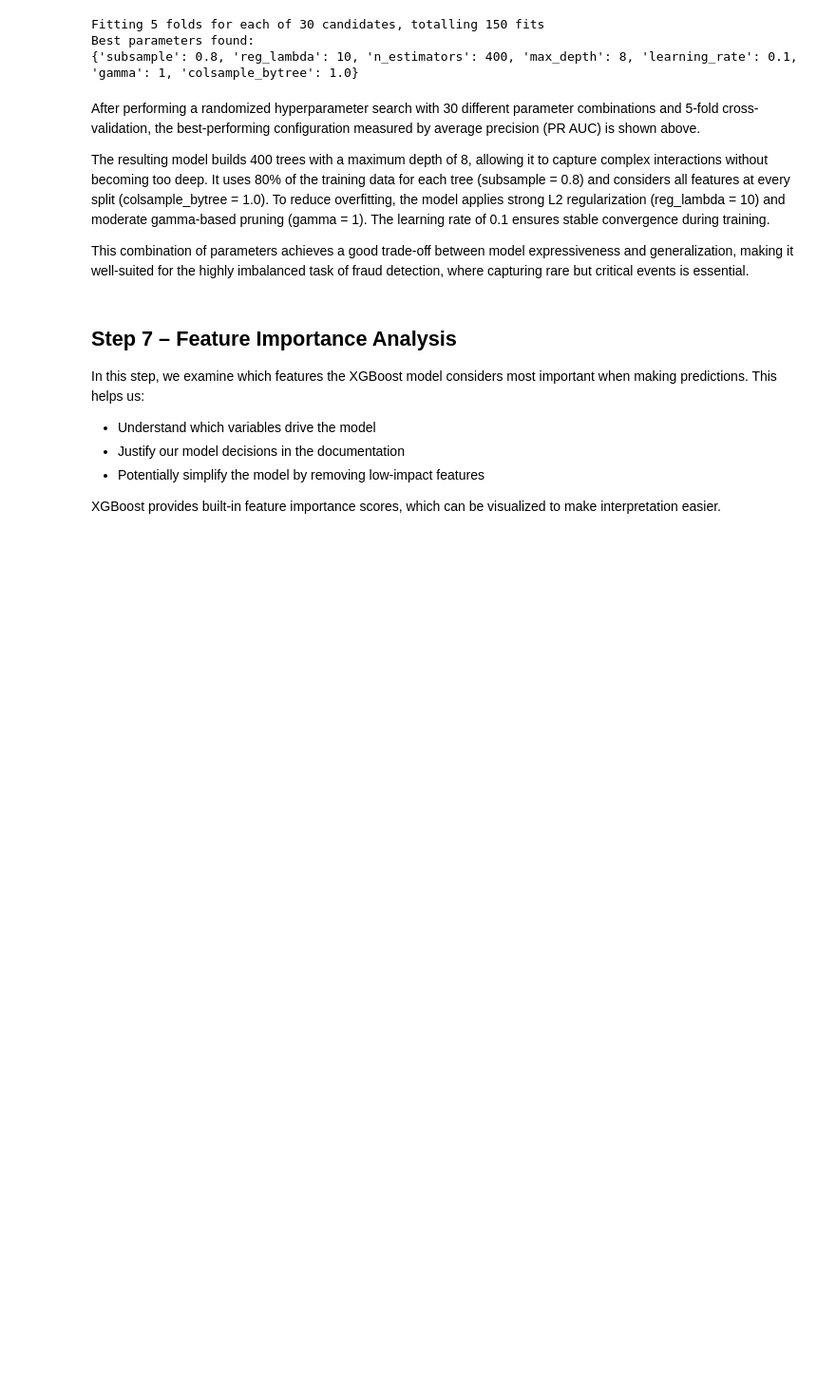
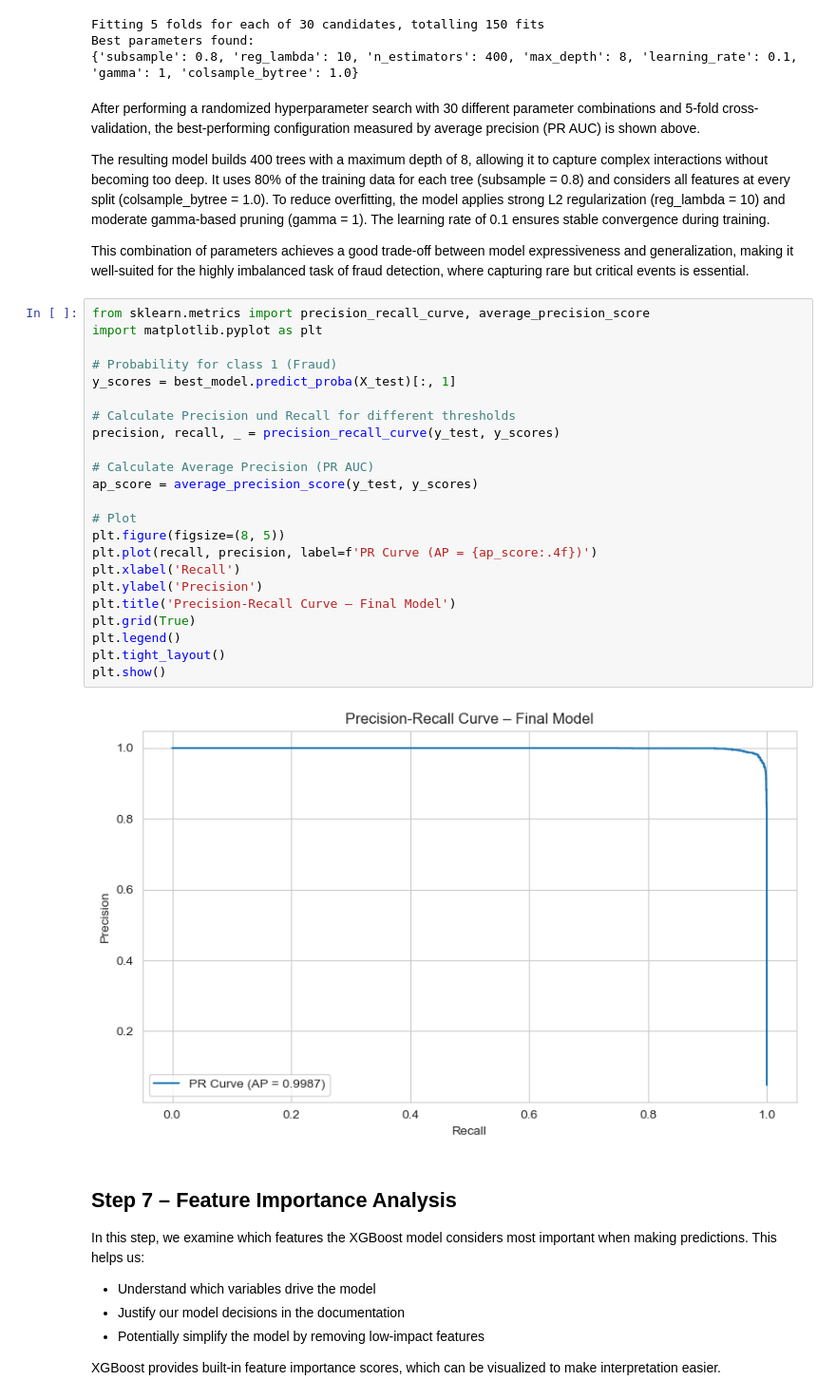
Before and after one commit to ryan1480/Analytics_Project, a Jupyter notebook: Code/XGBoost.ipynb, the cells around one changed output. Shown at 95% size. Drawn from its saved outputs; the diff is of its cells as text; blank space fills up the shorter version.

Commit message:
XGBoost model revised

```diff
--- a/Code/XGBoost.ipynb
+++ b/Code/XGBoost.ipynb
@@ -249,6 +249,31 @@ After performing a randomized hyperparameter search with 30 different parameter
 The resulting model builds 400 trees with a maximum depth of 8, allowing it to capture complex interactions without becoming too deep. It uses 80% of the training data for each tree (subsample = 0.8) and considers all features at every split (colsample_bytree = 1.0). To reduce overfitting, the model applies strong L2 regularization (reg_lambda = 10) and moderate gamma-based pruning (gamma = 1). The learning rate of 0.1 ensures stable convergence during training.
 
 This combination of parameters achieves a good trade-off between model expressiveness and generalization, making it well-suited for the highly imbalanced task of fraud detection, where capturing rare but critical events is essential.
+# %%
+from sklearn.metrics import precision_recall_curve, average_precision_score
+import matplotlib.pyplot as plt
+
+# Probability for class 1 (Fraud)
+y_scores = best_model.predict_proba(X_test)[:, 1]
+
+# Calculate Precision und Recall for different thresholds
+precision, recall, _ = precision_recall_curve(y_test, y_scores)
+
+# Calculate Average Precision (PR AUC)
+ap_score = average_precision_score(y_test, y_scores)
+
+# Plot
+plt.figure(figsize=(8, 5))
+plt.plot(recall, precision, label=f'PR Curve (AP = {ap_score:.4f})')
+plt.xlabel('Recall')
+plt.ylabel('Precision')
+plt.title('Precision-Recall Curve – Final Model')
+plt.grid(True)
+plt.legend()
+plt.tight_layout()
+plt.show()
+# %% [output]
+[figure, added]
 # %% [markdown]
 ## **Step 7 – Feature Importance Analysis** ##
 
```
